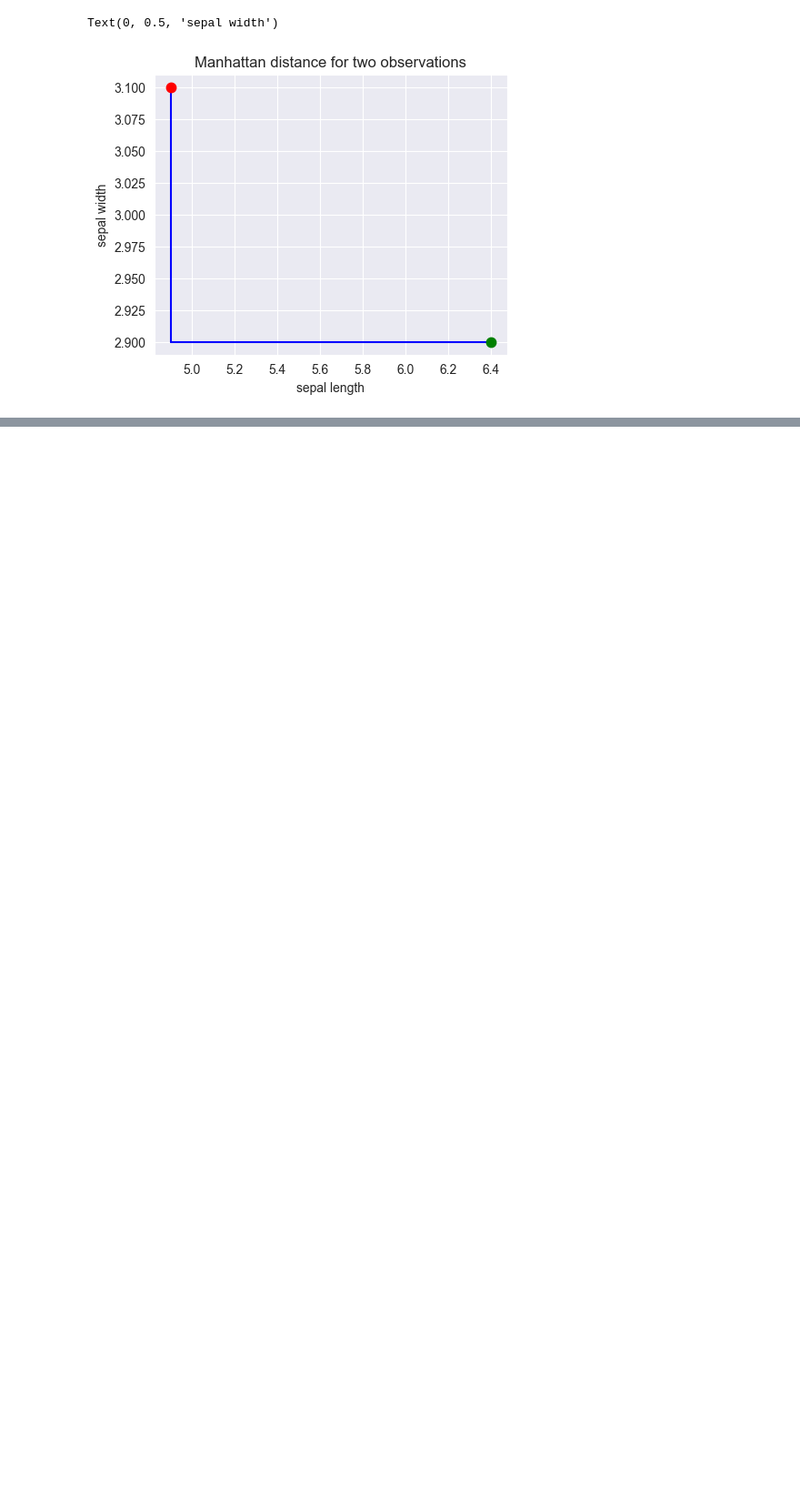
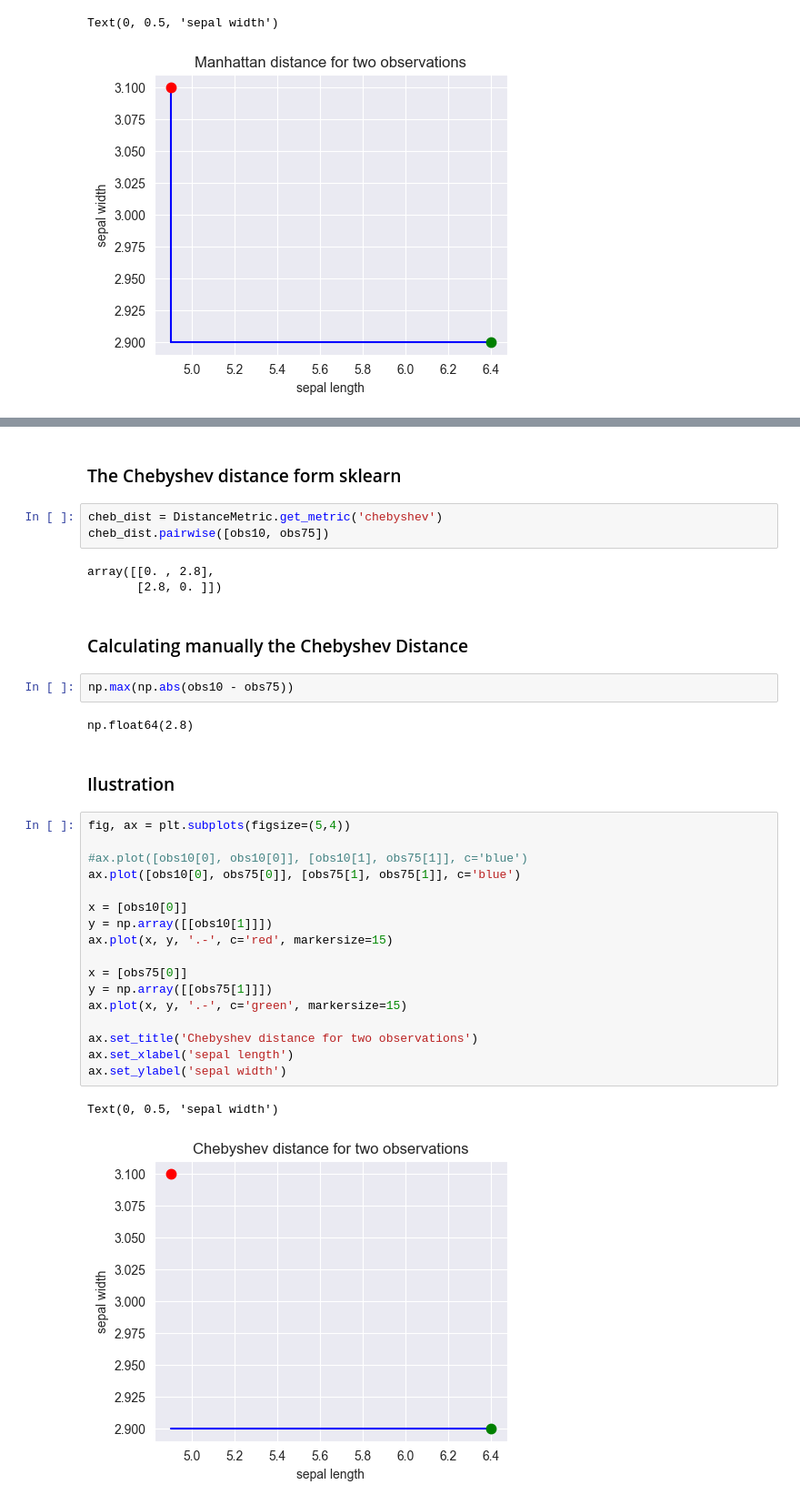
Before and after one commit to fernandohitmas/unstructured_data_mining, a Jupyter notebook: scripts/similarity_measures.ipynb, the cells around one changed output, grey strips where cells are left out. Shown at 91% size. Drawn from its saved outputs; the diff is of its cells as text; blank space fills up the shorter version.

Commit message:
Similarity Measures: Added Chebyshev and Minkowski distances

```diff
--- a/scripts/similarity_measures.ipynb
+++ b/scripts/similarity_measures.ipynb
@@ -167,0 +193,36 @@ Text(0, 0.5, 'sepal width')
+# %% [markdown]
+### The Chebyshev distance form sklearn
+# %%
+cheb_dist = DistanceMetric.get_metric('chebyshev')
+cheb_dist.pairwise([obs10, obs75])
+# %% [output]
+array([[0. , 2.8],
+       [2.8, 0. ]])
+# %% [markdown]
+### Calculating manually the Chebyshev Distance
+# %%
+np.max(np.abs(obs10 - obs75))
+# %% [output]
+np.float64(2.8)
+# %% [markdown]
+### Ilustration
+# %%
+fig, ax = plt.subplots(figsize=(5,4))
+
+#ax.plot([obs10[0], obs10[0]], [obs10[1], obs75[1]], c='blue')
+ax.plot([obs10[0], obs75[0]], [obs75[1], obs75[1]], c='blue')
+
+x = [obs10[0]]
+y = np.array([[obs10[1]]])
+ax.plot(x, y, '.-', c='red', markersize=15)
+
+x = [obs75[0]]
+y = np.array([[obs75[1]]])
+ax.plot(x, y, '.-', c='green', markersize=15)
+
+ax.set_title('Chebyshev distance for two observations')
+ax.set_xlabel('sepal length')
+ax.set_ylabel('sepal width')
+# %% [output]
+Text(0, 0.5, 'sepal width')
+[figure, added]
```
Also changed, not shown: parts of 12 cells of this notebook.
